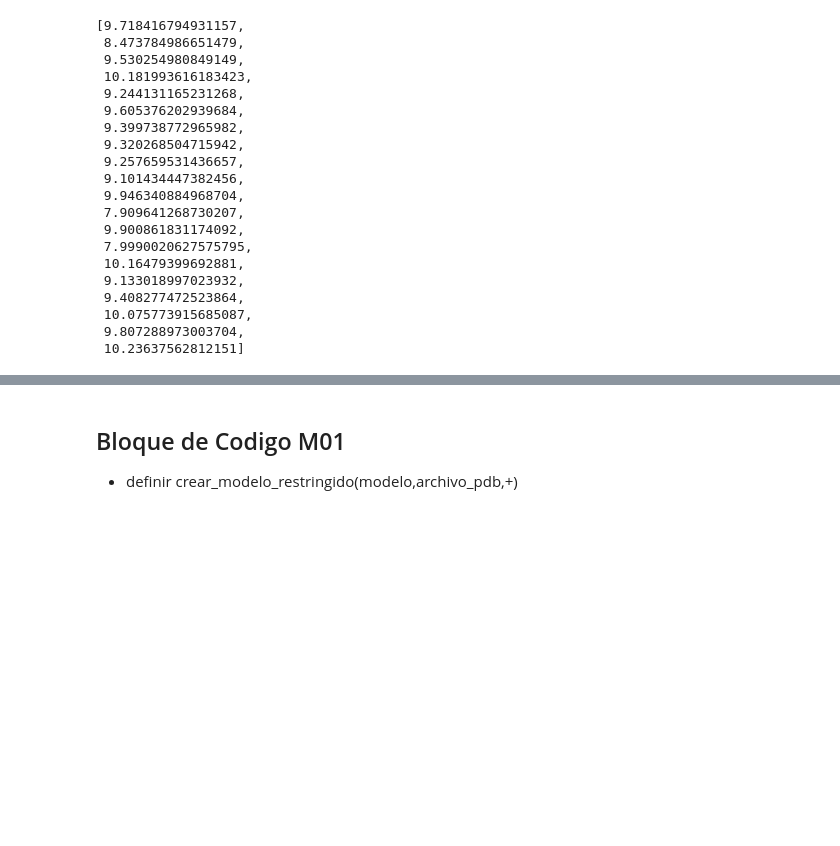
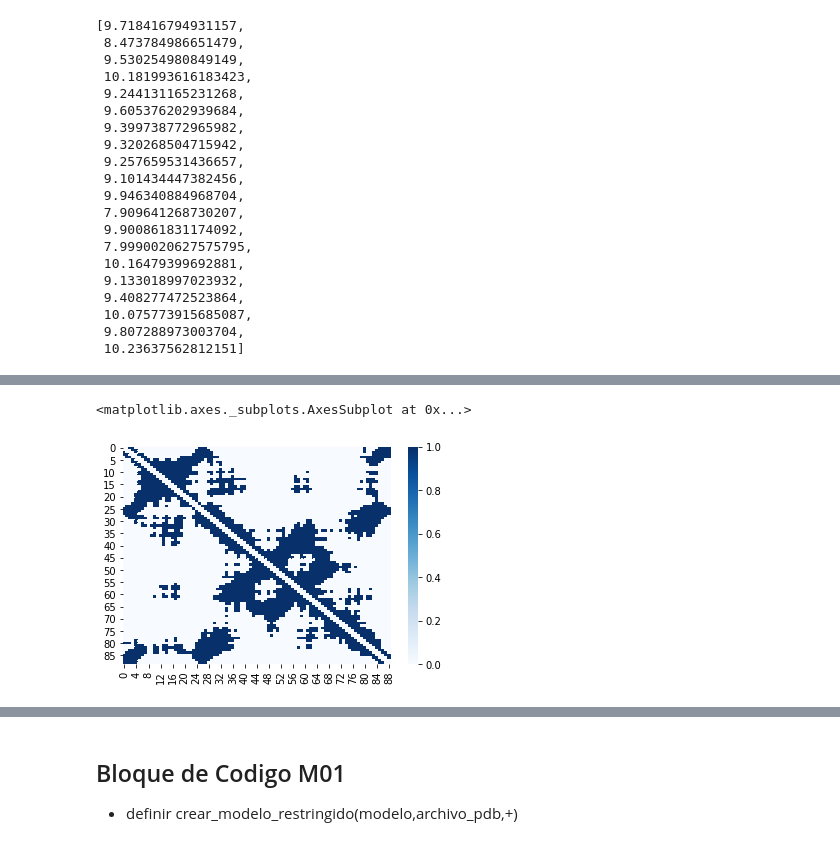
Before and after one commit to guisandec/pipeline_ensembles-alpha, a Jupyter notebook: pipeline-ensembles-with-db.ipynb, the cells around one changed output, grey strips where cells are left out. Drawn from its saved outputs; the diff is of its cells as text; code cells hidden in the pictures; blank space fills up the shorter version.

```diff
--- a/pipeline-ensembles-with-db.ipynb
+++ b/pipeline-ensembles-with-db.ipynb
@@ -1570,0 +1623,5 @@ aver_map[1][4]
+# %%
+display(sns.heatmap(contact_map_full,cmap="Blues"))
+# %% [output]
+<matplotlib.axes._subplots.AxesSubplot at 0x...>
+[figure, added]
```
Also changed, not shown: parts of 13 cells of this notebook, 1 other file.
